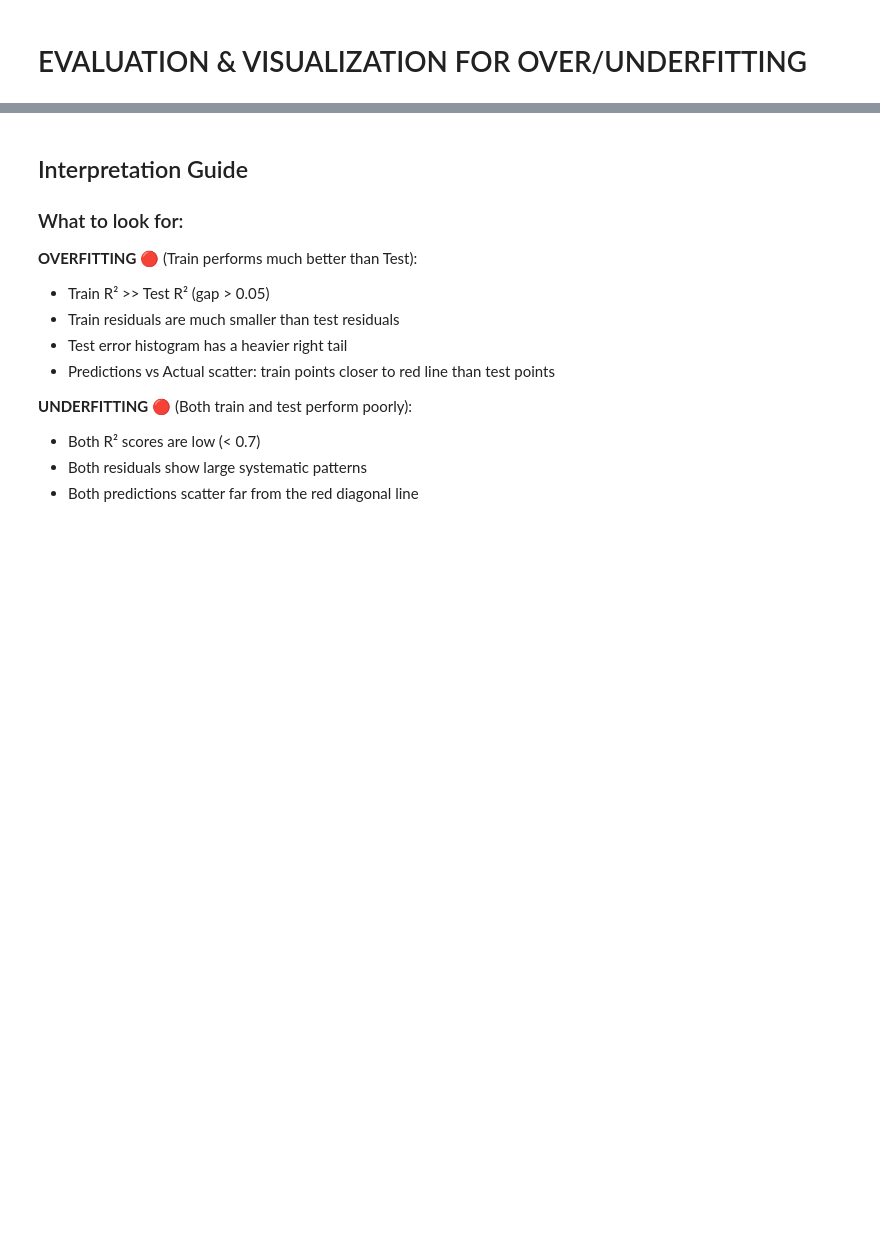
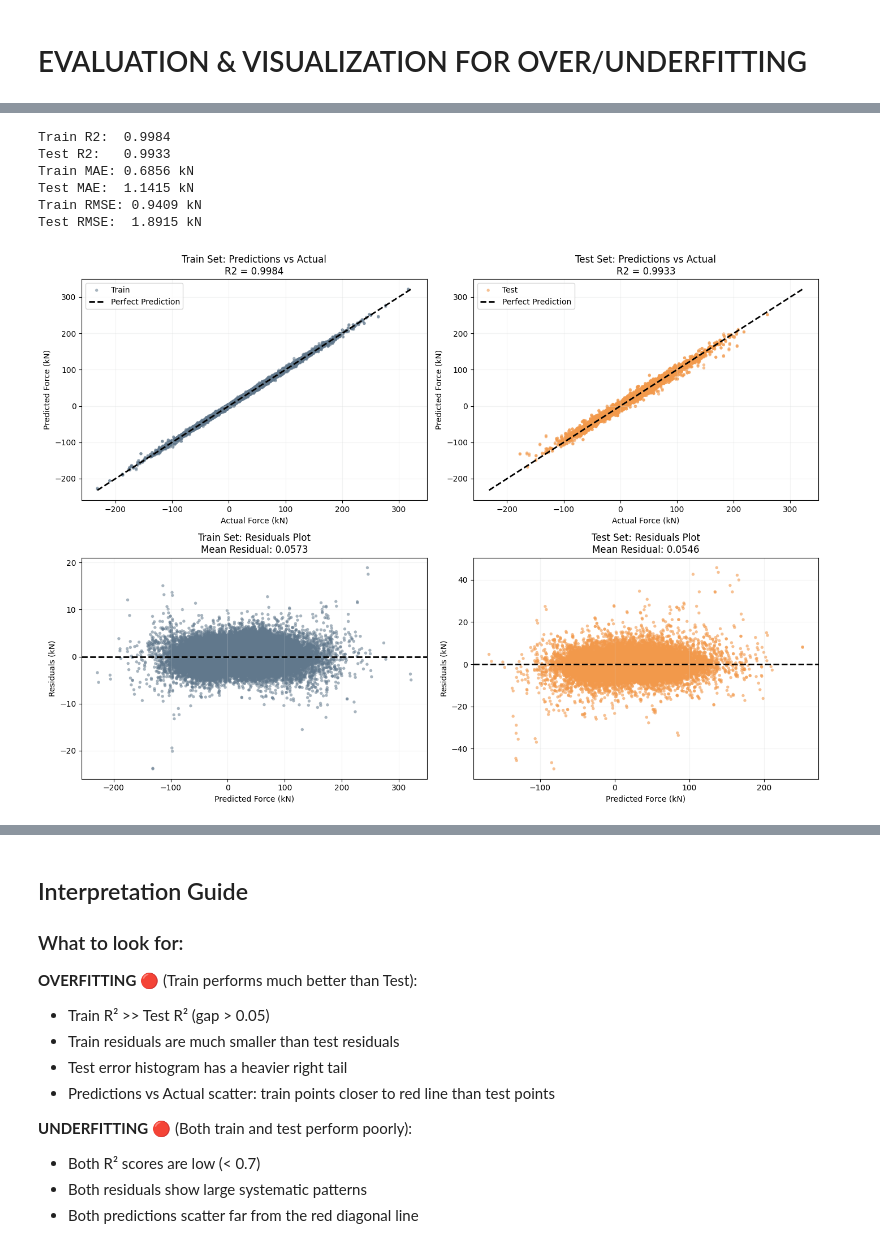
Before and after one commit to Jasp3r16/thesis_generative_timber, a Jupyter notebook: c21_surrogate_model_training.ipynb, the cells around one changed output, grey strips where cells are left out. Saved outputs shown, nothing was run; the diff lists cells and outputs as text; code cells hidden in the pictures; blank space fills up the shorter version.

```diff
--- a/c21_surrogate_model_training.ipynb
+++ b/c21_surrogate_model_training.ipynb
@@ -302,6 +216,7 @@ from sklearn.metrics import mean_absolute_error, mean_squared_error, r2_score
 from c21_model_evaluation import build_pred_residual_figure
 
 def _collect_preds_trues_original(loader):
+    """Collect predictions/targets from loader, applying edge_loss_mask if present."""
     model.eval()
     pred_batches_local = []
     true_batches_local = []
@@ -316,8 +231,15 @@ def _collect_preds_trues_original(loader):
                 batch=batch.batch,
                 u=batch.u,
             )
-            pred_batches_local.append(out.detach().cpu().numpy())
-            true_batches_local.append(batch.y_edge.detach().cpu().numpy())
+            # Apply the same mask as training to ensure consistency
+            mask = getattr(batch, "edge_loss_mask", None)
+            if mask is None:
+                mask = torch.ones_like(batch.y_edge)
+            keep = (mask.view(-1) > 0.5).detach().cpu()
+            out_cpu = out.detach().cpu()
+            y_cpu = batch.y_edge.detach().cpu()
+            pred_batches_local.append(out_cpu[keep].numpy())
+            true_batches_local.append(y_cpu[keep].numpy())
 
     preds_scaled_local = np.concatenate(pred_batches_local, axis=0)
     trues_scaled_local = np.concatenate(true_batches_local, axis=0)
@@ -360,33 +282,41 @@ test_trues_original, test_preds_original = _drop_non_finite_pairs(
     test_preds_original,
     "test",
 )
 
 # Residuals and metrics
 train_residuals = train_trues_original - train_preds_original
 test_residuals = test_trues_original - test_preds_original
 
 train_mae = float(mean_absolute_error(train_trues_original, train_preds_original))
 test_mae = float(mean_absolute_error(test_trues_original, test_preds_original))
 train_rmse = float(np.sqrt(mean_squared_error(train_trues_original, train_preds_original)))
 test_rmse = float(np.sqrt(mean_squared_error(test_trues_original, test_preds_original)))
 train_r2 = float(r2_score(train_trues_original, train_preds_original))
 test_r2 = float(r2_score(test_trues_original, test_preds_original))
 
 print(f"Train R2:  {train_r2:.4f}")
 print(f"Test R2:   {test_r2:.4f}")
 print(f"Train MAE: {train_mae:.4f} kN")
 print(f"Test MAE:  {test_mae:.4f} kN")
 print(f"Train RMSE: {train_rmse:.4f} kN")
 print(f"Test RMSE:  {test_rmse:.4f} kN\n")
 
 pred_residuals_fig = build_pred_residual_figure(
     train_trues_original,
     train_preds_original,
     test_trues_original,
     test_preds_original,
     train_r2,
     test_r2,
  )
+# %% [output]
+Train R2:  0.9984
+Test R2:   0.9933
+Train MAE: 0.6856 kN
+Test MAE:  1.1415 kN
+Train RMSE: 0.9409 kN
+Test RMSE:  1.8915 kN
+[figure, added]
 # %%
 # Error distribution plots
 from c21_model_evaluation import build_error_distribution_figure
```
Also changed, not shown: parts of 8 cells of this notebook, 5 other files.
